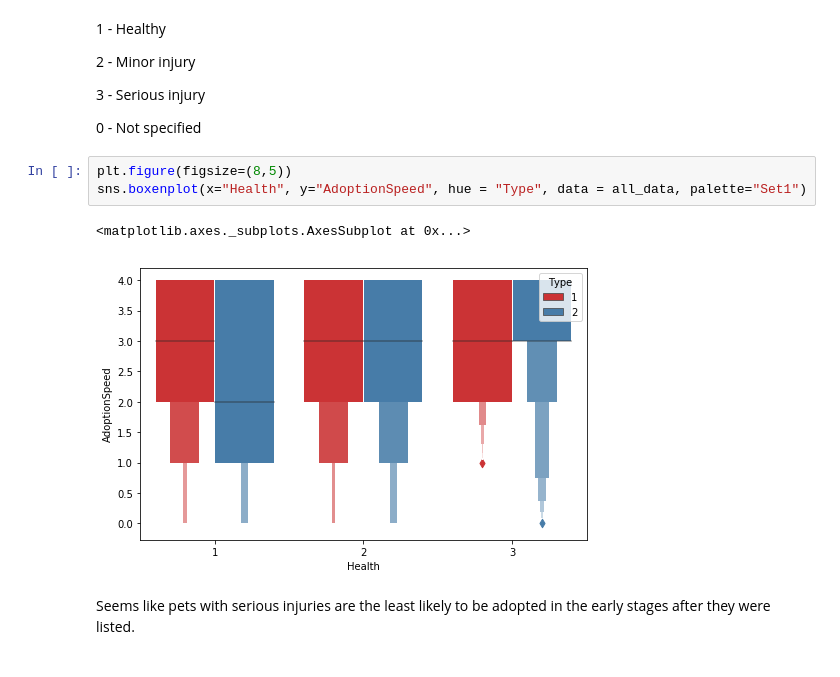
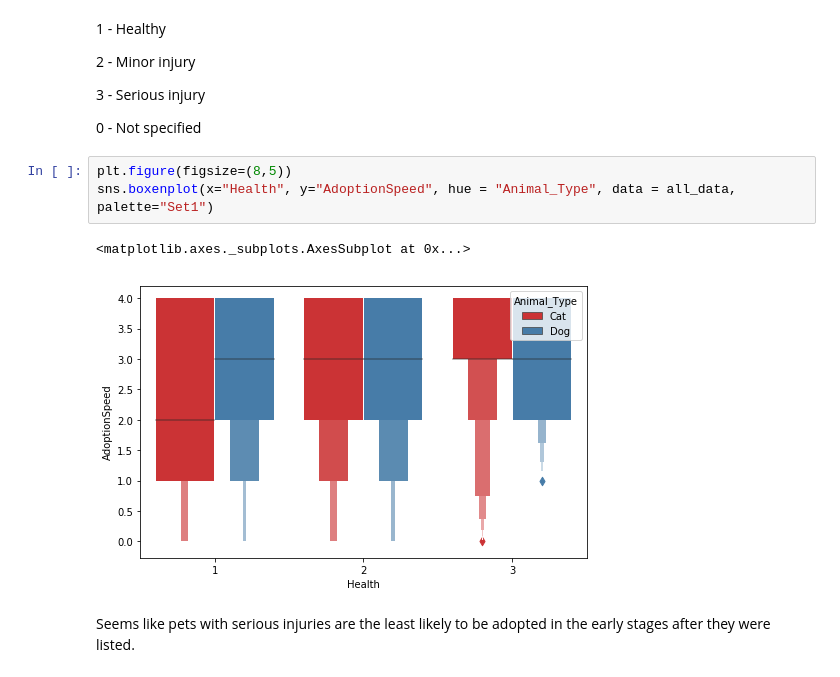
Before and after one commit to MelissieP/animal-adoption-prediction, a Jupyter notebook: DataExploration.ipynb, the cells around one changed output. Drawn from its saved outputs; the diff is of its cells as text.

```diff
--- a/DataExploration.ipynb
+++ b/DataExploration.ipynb
@@ -523,10 +517,10 @@ Seems like non-sterilised animals have a better change of being adopted - especi
 0 - Not specified
 # %%
 plt.figure(figsize=(8,5))
-sns.boxenplot(x="Health", y="AdoptionSpeed", hue = "Type", data = all_data, palette="Set1")
+sns.boxenplot(x="Health", y="AdoptionSpeed", hue = "Animal_Type", data = all_data, palette="Set1")
 # %% [output]
 <matplotlib.axes._subplots.AxesSubplot at 0x...>
-[figure, old version]
+[figure, new version]
 # %% [markdown]
 Seems like pets with serious injuries are the least likely to be adopted in the early stages after they were listed.
 # %% [markdown]
```
Also changed, not shown: parts of 25 cells of this notebook, 1 other file.
